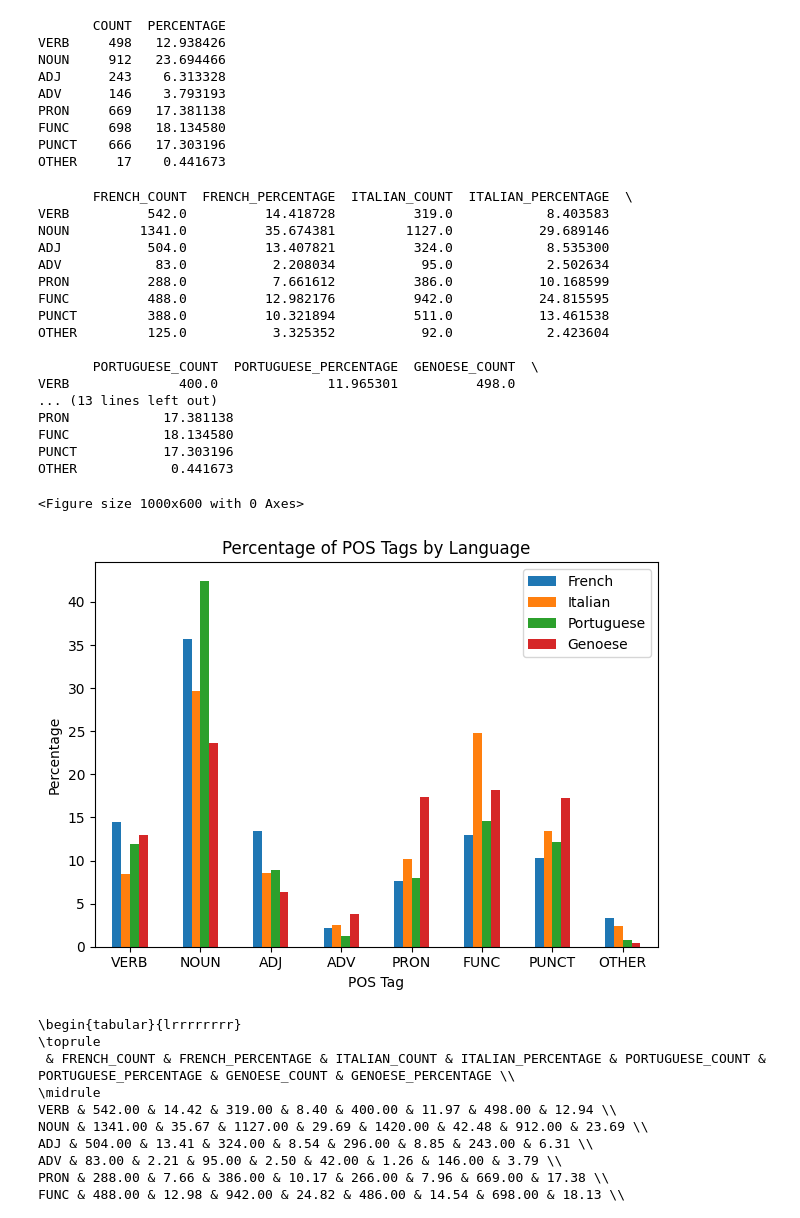
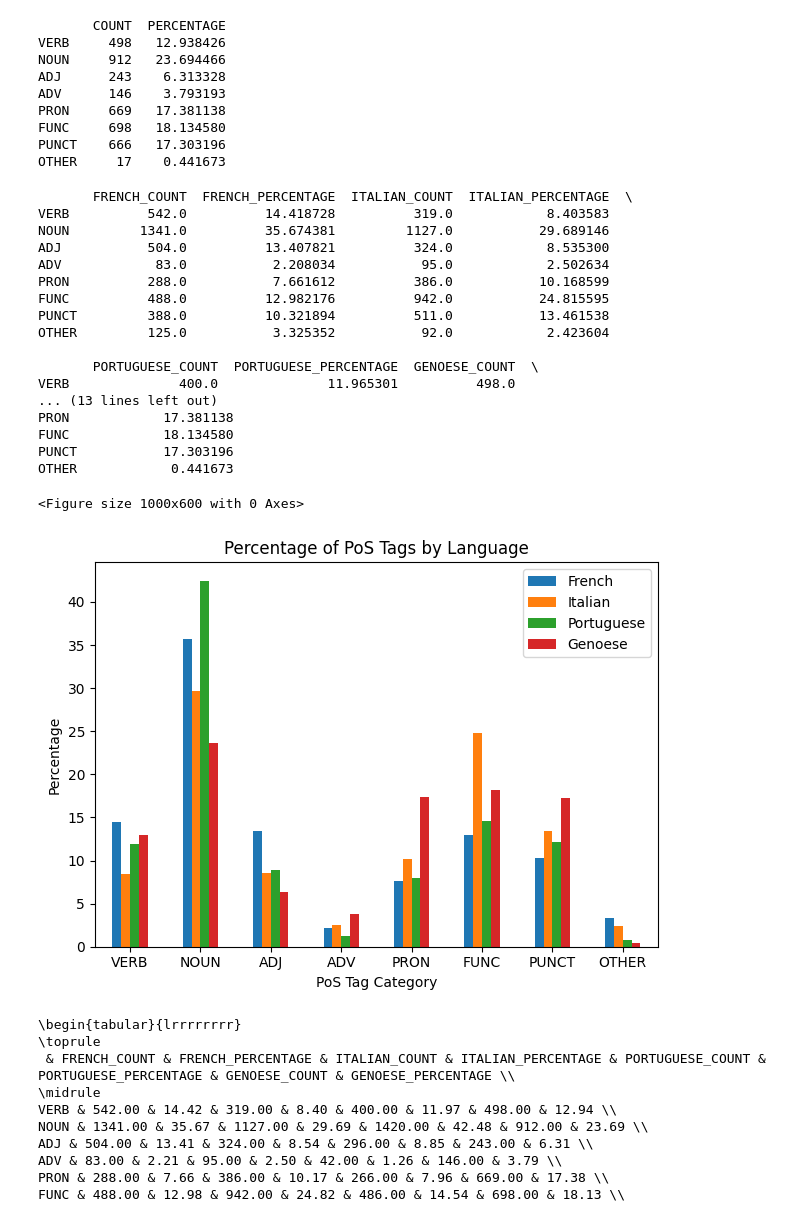
Before and after one commit to saracaviglia/NLP-project, a Jupyter notebook: statistics.ipynb, the cells around one changed output. Drawn from its saved outputs; the diff is of its cells as text; code cells hidden in the pictures.

```diff
--- a/statistics.ipynb
+++ b/statistics.ipynb
@@ -127,36 +127,36 @@ for pos in POS_GROUPED:
 		'GENOESE_PERCENTAGE': genoese_stats.loc[pos]['PERCENTAGE']
 	}
 print(final_df)
 
 plt.figure(figsize=(10, 6))
 plt.grouped_bar = final_df[['FRENCH_PERCENTAGE', 'ITALIAN_PERCENTAGE', 'PORTUGUESE_PERCENTAGE', 'GENOESE_PERCENTAGE']].plot(kind='bar')
-plt.title('Percentage of POS Tags by Language')
-plt.xlabel('POS Tag')
+plt.title('Percentage of PoS Tags by Language')
+plt.xlabel('PoS Tag Category')
 plt.ylabel('Percentage')
 plt.xticks(rotation=0)
 plt.legend(['French', 'Italian', 'Portuguese', 'Genoese'])
 plt.tight_layout()
 plt.show()
 # %% [output]
        FRENCH_COUNT  FRENCH_PERCENTAGE  ITALIAN_COUNT  ITALIAN_PERCENTAGE  \
 VERB          542.0          14.418728          319.0            8.403583
 NOUN         1341.0          35.674381         1127.0           29.689146
 ADJ           504.0          13.407821          324.0            8.535300
 ADV            83.0           2.208034           95.0            2.502634
 PRON          288.0           7.661612          386.0           10.168599
 FUNC          488.0          12.982176          942.0           24.815595
 PUNCT         388.0          10.321894          511.0           13.461538
 OTHER         125.0           3.325352           92.0            2.423604
 
        PORTUGUESE_COUNT  PORTUGUESE_PERCENTAGE  GENOESE_COUNT  \
 VERB              400.0              11.965301          498.0
 ... (13 lines left out)
 PRON            17.381138
 FUNC            18.134580
 PUNCT           17.303196
 OTHER            0.441673
 <Figure size 1000x600 with 0 Axes>
-[figure, old version]
+[figure, new version]
 # %%
 latex = final_df.to_latex(index=True, float_format="%.2f")
 print(latex)
```
Also changed, not shown: 1 other file.
